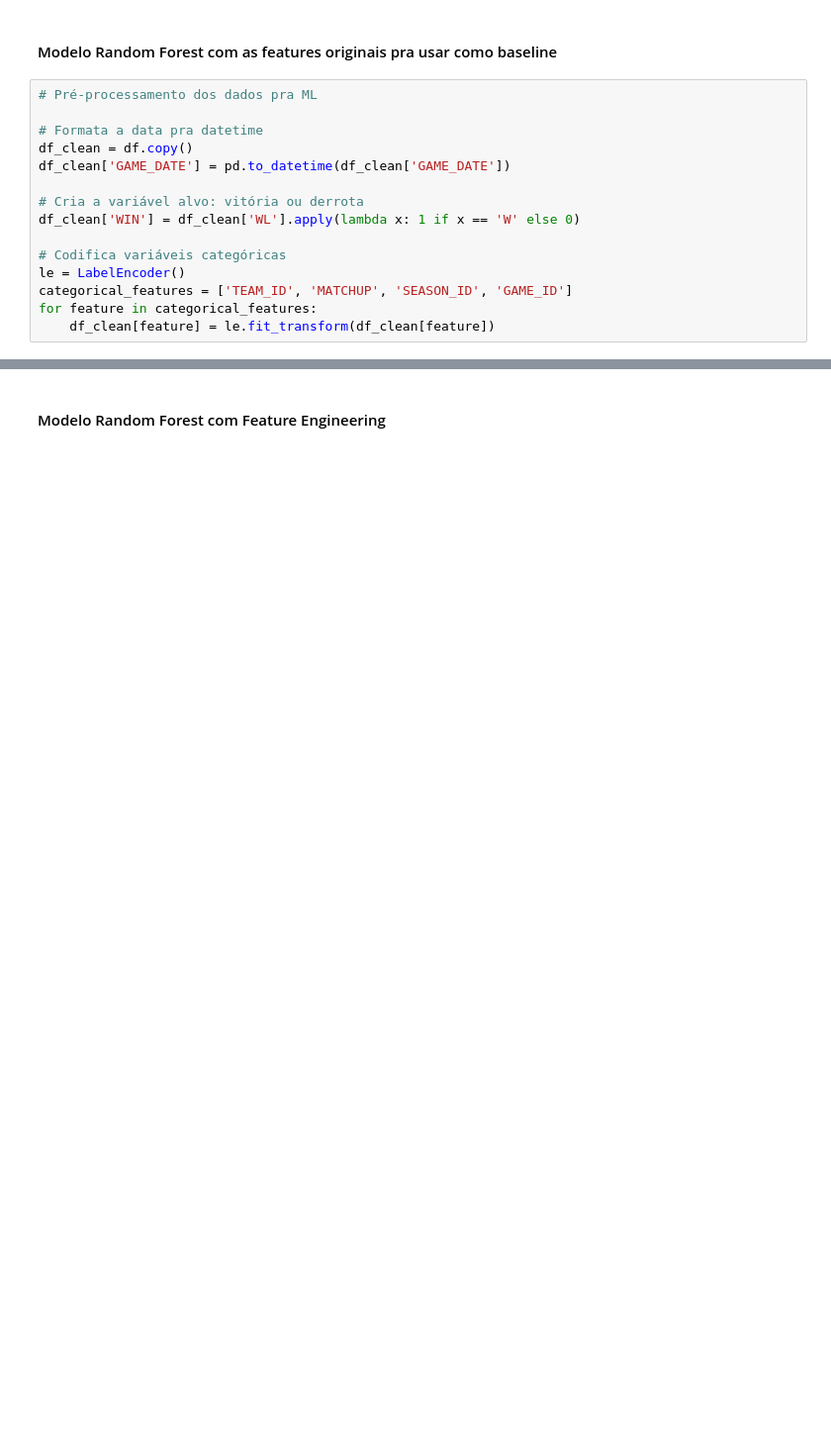
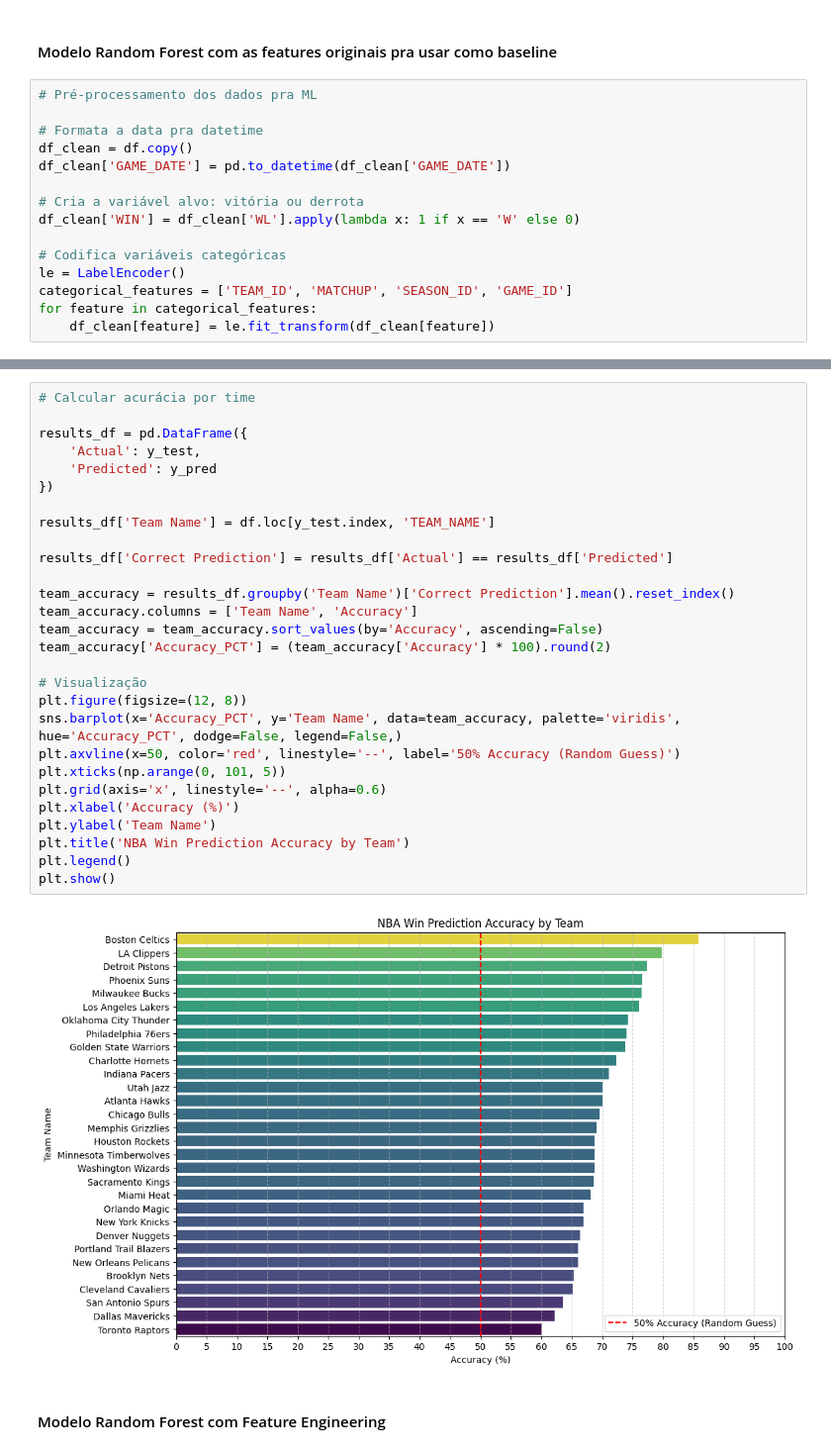
Before and after one commit to BorniaPedro/NBA-game-predictor, a Jupyter notebook: notebook.ipynb, the cells around one changed output, grey strips where cells are left out. Shown at 99% size. Saved outputs shown, nothing was run; the diff lists cells and outputs as text; blank space fills up the shorter version.

Commit message:
add 'win prediction accuracy by team' chart to baseline model

```diff
--- a/notebook.ipynb
+++ b/notebook.ipynb
@@ -89,2 +118,32 @@ plt.show()
+# %%
+# Calcular acurácia por time
+
+results_df = pd.DataFrame({
+    'Actual': y_test,
+    'Predicted': y_pred
+})
+
+results_df['Team Name'] = df.loc[y_test.index, 'TEAM_NAME']
+
+results_df['Correct Prediction'] = results_df['Actual'] == results_df['Predicted']
+
+team_accuracy = results_df.groupby('Team Name')['Correct Prediction'].mean().reset_index()
+team_accuracy.columns = ['Team Name', 'Accuracy']
+team_accuracy = team_accuracy.sort_values(by='Accuracy', ascending=False)
+team_accuracy['Accuracy_PCT'] = (team_accuracy['Accuracy'] * 100).round(2)
+
+# Visualização
+plt.figure(figsize=(12, 8))
+sns.barplot(x='Accuracy_PCT', y='Team Name', data=team_accuracy, palette='viridis', hue='Accuracy_PCT', dodge=False, legend=False,)
+plt.axvline(x=50, color='red', linestyle='--', label='50% Accuracy (Random Guess)')
+plt.xticks(np.arange(0, 101, 5))
+plt.grid(axis='x', linestyle='--', alpha=0.6)
+plt.xlabel('Accuracy (%)')
+plt.ylabel('Team Name')
+plt.title('NBA Win Prediction Accuracy by Team')
+plt.legend()
+plt.show()
+# %% [output]
+[figure, added]
 # %% [markdown]
 #### Modelo Random Forest com Feature Engineering
```
Also changed, not shown: parts of 4 cells of this notebook.
